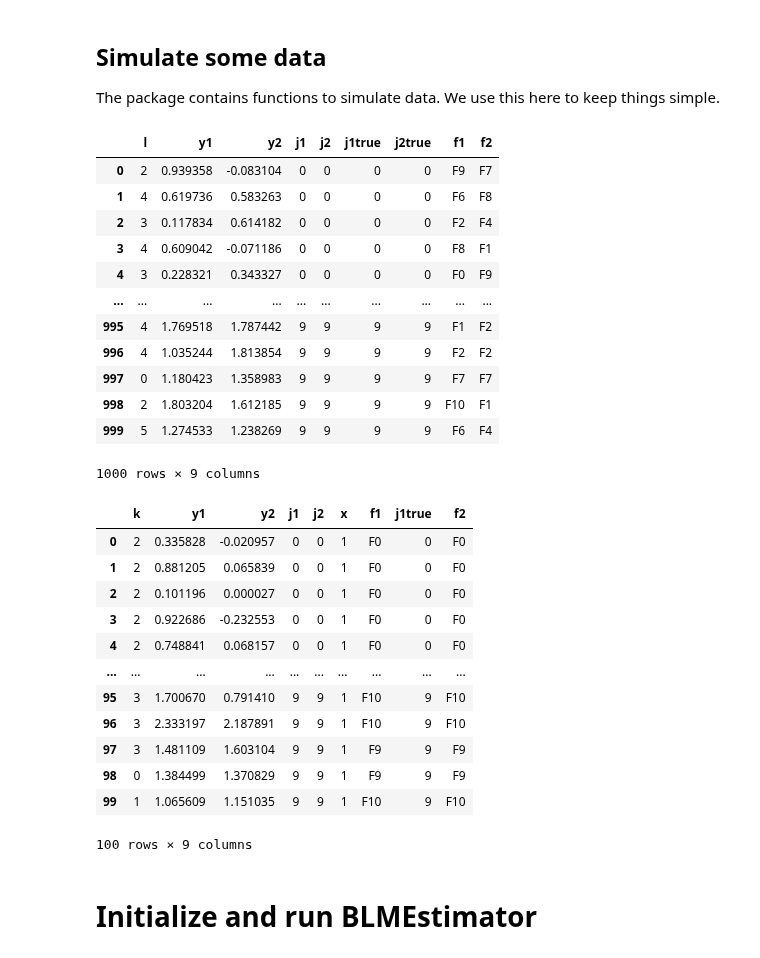
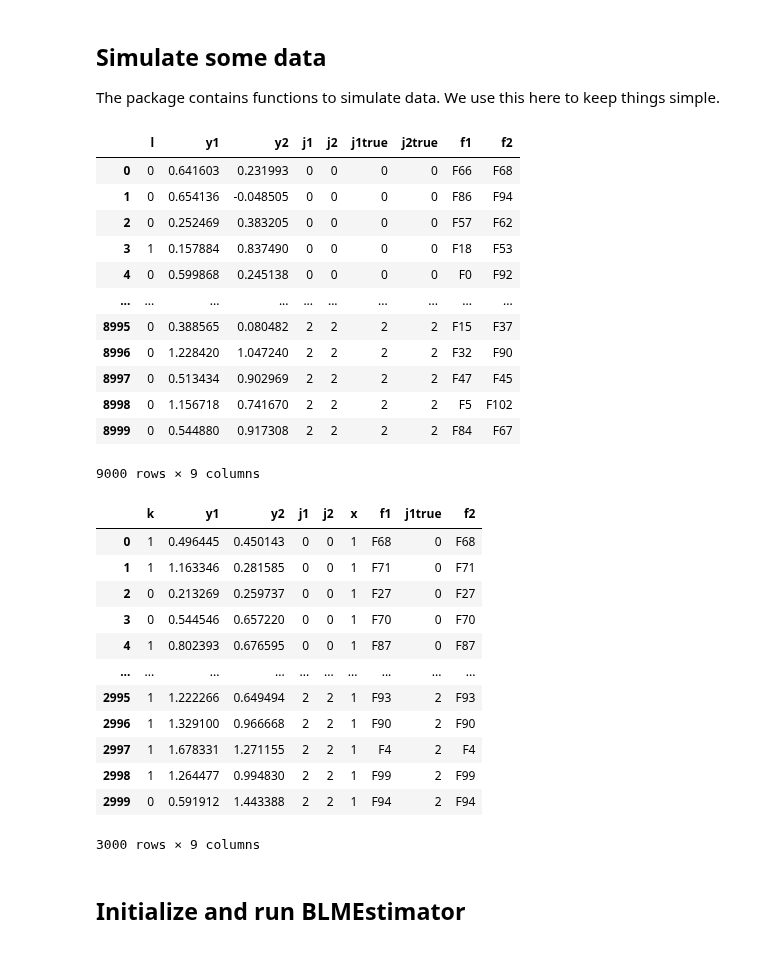
Before and after one commit to tlamadon/pytwoway, a Jupyter notebook: docs-src/source/notebooks/blm_example.ipynb, the cells around one changed output. Drawn from its saved outputs; the diff is of its cells as text; code cells hidden in the pictures.

```diff
--- a/docs-src/source/notebooks/blm_example.ipynb
+++ b/docs-src/source/notebooks/blm_example.ipynb
@@ -18,42 +16,48 @@ import pandas as pd
 The package contains functions to simulate data. We use this here to keep things simple.
 # %%
 # For the example, we simulate data
-sim_model = tw.BLMModel({
-    'nl': 6, # Number of worker types
-    'nk': 10, # Number of firm types
+# Set parameter choices
+nl = 2 # Number of worker types
+nk = 3 # Number of firm types
+fsize = 10 # Max number of employees at a firm
+mmult = 100 # Increase observations for movers x100
+smult = 100 # Increase observations for stayers x100
+blm_true = tw.BLMModel({
+    'nl': nl, # Number of worker types
+    'nk': nk, # Number of firm types
     'simulation': True # Simulating data
 })
-sim_data = sim_model._m2_mixt_simulate_sim()
+sim_data = blm_true._m2_mixt_simulate_sim(fsize=fsize, mmult=mmult, smult=smult)
 display(sim_data['jdata'])
 display(sim_data['sdata'])
 # %% [output]
 |  | l | y1 | y2 | j1 | j2 | j1true | j2true | f1 | f2 |
-| 0 | 2 | 0.939358 | -0.083104 | 0 | 0 | 0 | 0 | F9 | F7 |
-| 1 | 4 | 0.619736 | 0.583263 | 0 | 0 | 0 | 0 | F6 | F8 |
-| 2 | 3 | 0.117834 | 0.614182 | 0 | 0 | 0 | 0 | F2 | F4 |
-| 3 | 4 | 0.609042 | -0.071186 | 0 | 0 | 0 | 0 | F8 | F1 |
-| 4 | 3 | 0.228321 | 0.343327 | 0 | 0 | 0 | 0 | F0 | F9 |
+| 0 | 0 | 0.641603 | 0.231993 | 0 | 0 | 0 | 0 | F66 | F68 |
+| 1 | 0 | 0.654136 | -0.048505 | 0 | 0 | 0 | 0 | F86 | F94 |
+| 2 | 0 | 0.252469 | 0.383205 | 0 | 0 | 0 | 0 | F57 | F62 |
+| 3 | 1 | 0.157884 | 0.837490 | 0 | 0 | 0 | 0 | F18 | F53 |
+| 4 | 0 | 0.599868 | 0.245138 | 0 | 0 | 0 | 0 | F0 | F92 |
 | ... | ... | ... | ... | ... | ... | ... | ... | ... | ... |
-| 995 | 4 | 1.769518 | 1.787442 | 9 | 9 | 9 | 9 | F1 | F2 |
-| 996 | 4 | 1.035244 | 1.813854 | 9 | 9 | 9 | 9 | F2 | F2 |
-| 997 | 0 | 1.180423 | 1.358983 | 9 | 9 | 9 | 9 | F7 | F7 |
-| 998 | 2 | 1.803204 | 1.612185 | 9 | 9 | 9 | 9 | F10 | F1 |
-| 999 | 5 | 1.274533 | 1.238269 | 9 | 9 | 9 | 9 | F6 | F4 |
+| 8995 | 0 | 0.388565 | 0.080482 | 2 | 2 | 2 | 2 | F15 | F37 |
+| 8996 | 0 | 1.228420 | 1.047240 | 2 | 2 | 2 | 2 | F32 | F90 |
+| 8997 | 0 | 0.513434 | 0.902969 | 2 | 2 | 2 | 2 | F47 | F45 |
+| 8998 | 0 | 1.156718 | 0.741670 | 2 | 2 | 2 | 2 | F5 | F102 |
+| 8999 | 0 | 0.544880 | 0.917308 | 2 | 2 | 2 | 2 | F84 | F67 |
-1000 rows × 9 columns
+9000 rows × 9 columns
 |  | k | y1 | y2 | j1 | j2 | x | f1 | j1true | f2 |
-| 0 | 2 | 0.335828 | -0.020957 | 0 | 0 | 1 | F0 | 0 | F0 |
-| 1 | 2 | 0.881205 | 0.065839 | 0 | 0 | 1 | F0 | 0 | F0 |
-| 2 | 2 | 0.101196 | 0.000027 | 0 | 0 | 1 | F0 | 0 | F0 |
-| 3 | 2 | 0.922686 | -0.232553 | 0 | 0 | 1 | F0 | 0 | F0 |
-| 4 | 2 | 0.748841 | 0.068157 | 0 | 0 | 1 | F0 | 0 | F0 |
+| 0 | 1 | 0.496445 | 0.450143 | 0 | 0 | 1 | F68 | 0 | F68 |
+| 1 | 1 | 1.163346 | 0.281585 | 0 | 0 | 1 | F71 | 0 | F71 |
+| 2 | 0 | 0.213269 | 0.259737 | 0 | 0 | 1 | F27 | 0 | F27 |
+| 3 | 0 | 0.544546 | 0.657220 | 0 | 0 | 1 | F70 | 0 | F70 |
+| 4 | 1 | 0.802393 | 0.676595 | 0 | 0 | 1 | F87 | 0 | F87 |
 | ... | ... | ... | ... | ... | ... | ... | ... | ... | ... |
-| 95 | 3 | 1.700670 | 0.791410 | 9 | 9 | 1 | F10 | 9 | F10 |
-| 96 | 3 | 2.333197 | 2.187891 | 9 | 9 | 1 | F10 | 9 | F10 |
-| 97 | 3 | 1.481109 | 1.603104 | 9 | 9 | 1 | F9 | 9 | F9 |
-| 98 | 0 | 1.384499 | 1.370829 | 9 | 9 | 1 | F9 | 9 | F9 |
-| 99 | 1 | 1.065609 | 1.151035 | 9 | 9 | 1 | F10 | 9 | F10 |
+| 2995 | 1 | 1.222266 | 0.649494 | 2 | 2 | 1 | F93 | 2 | F93 |
+| 2996 | 1 | 1.329100 | 0.966668 | 2 | 2 | 1 | F90 | 2 | F90 |
+| 2997 | 1 | 1.678331 | 1.271155 | 2 | 2 | 1 | F4 | 2 | F4 |
+| 2998 | 1 | 1.264477 | 0.994830 | 2 | 2 | 1 | F99 | 2 | F99 |
+| 2999 | 0 | 0.591912 | 1.443388 | 2 | 2 | 1 | F94 | 2 | F94 |
-100 rows × 9 columns
+3000 rows × 9 columns
 # %% [markdown]
-# Initialize and run BLMEstimator
+## Initialize and run BLMEstimator
 # %%
 ## Optional Parameters ##
```
Also changed, not shown: parts of 8 cells of this notebook, 18 other files.
